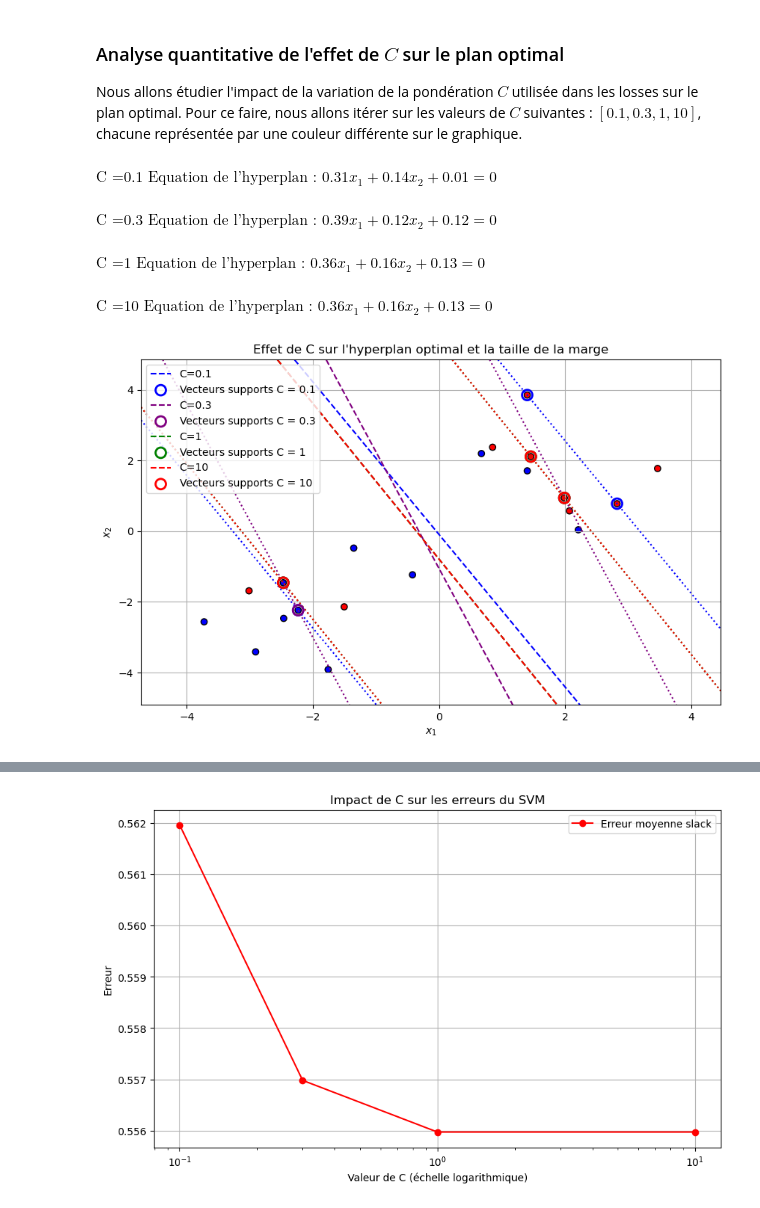
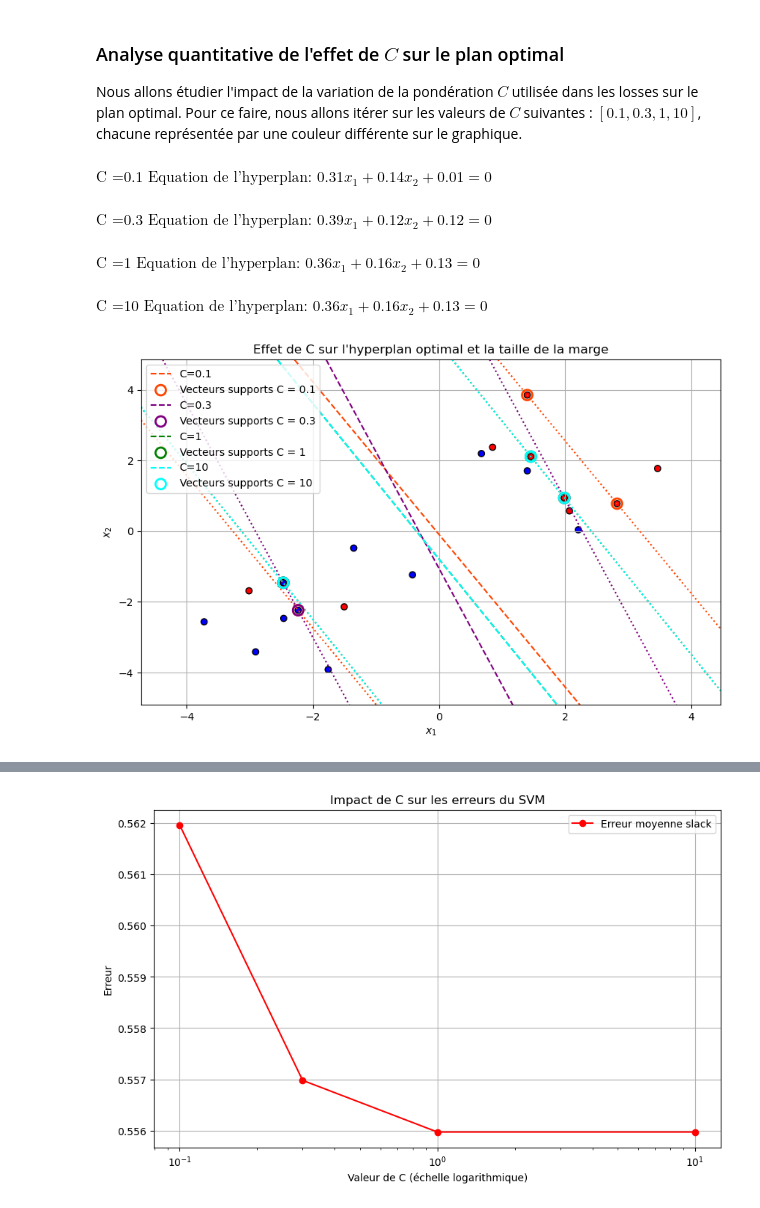
Before and after one commit to auduvignac/SVM_optimisation, a Jupyter notebook: SVM-Optimisation.ipynb, the cells around one changed output, grey strips where cells are left out. Cells and saved outputs as stored; diff of their text form; code cells hidden in the pictures.

```diff
--- a/SVM-Optimisation.ipynb
+++ b/SVM-Optimisation.ipynb
@@ -932,17 +987,17 @@ Analysons maintenant l'effet de $C$ sur le plan optimal.
 Nous allons étudier l'impact de la variation de la pondération $C$ utilisée dans les losses sur le plan optimal. Pour ce faire, nous allons itérer sur les valeurs de $C$ suivantes : $[0.1, 0.3, 1, 10]$, chacune représentée par une couleur différente sur le graphique.
 # %%
 C_values = [0.1, 0.3, 1, 10]
-colors = ["blue", "purple", "green", "red"]
+colors = ["orangered", "purple", "green", "cyan"]
 trained_models, errors = SVMhingeloss.train_multiple_models(
     points, labels, C_values
 )
 SVMhingeloss.plot_C_variation(trained_models, C_values, colors, plot_marge=True, plot_support_vectors=True)
 # %% [output]
-$\displaystyle \text{C =} 0.1 \text{ Equation de l'hyperplan : } 0.31x_1 + 0.14x_2 + 0.01 = 0$
+$\displaystyle \text{C =} 0.1 \text{ Equation de l'hyperplan: } 0.31x_1 + 0.14x_2 + 0.01 = 0$
-$\displaystyle \text{C =} 0.3 \text{ Equation de l'hyperplan : } 0.39x_1 + 0.12x_2 + 0.12 = 0$
+$\displaystyle \text{C =} 0.3 \text{ Equation de l'hyperplan: } 0.39x_1 + 0.12x_2 + 0.12 = 0$
-$\displaystyle \text{C =} 1 \text{ Equation de l'hyperplan : } 0.36x_1 + 0.16x_2 + 0.13 = 0$
+$\displaystyle \text{C =} 1 \text{ Equation de l'hyperplan: } 0.36x_1 + 0.16x_2 + 0.13 = 0$
-$\displaystyle \text{C =} 10 \text{ Equation de l'hyperplan : } 0.36x_1 + 0.16x_2 + 0.13 = 0$
+$\displaystyle \text{C =} 10 \text{ Equation de l'hyperplan: } 0.36x_1 + 0.16x_2 + 0.13 = 0$
-[figure, old version]
+[figure, new version]
 # %% [markdown]
 L'hyperparamètre $C$ dans la SVM avec *Hinge Loss* contrôle le compromis entre maximisation de la marge et minimisation des erreurs de classification.
 - $C$ faible (par exemple $C = 0.1$) :
```
Also changed, not shown: parts of 7 cells of this notebook.
